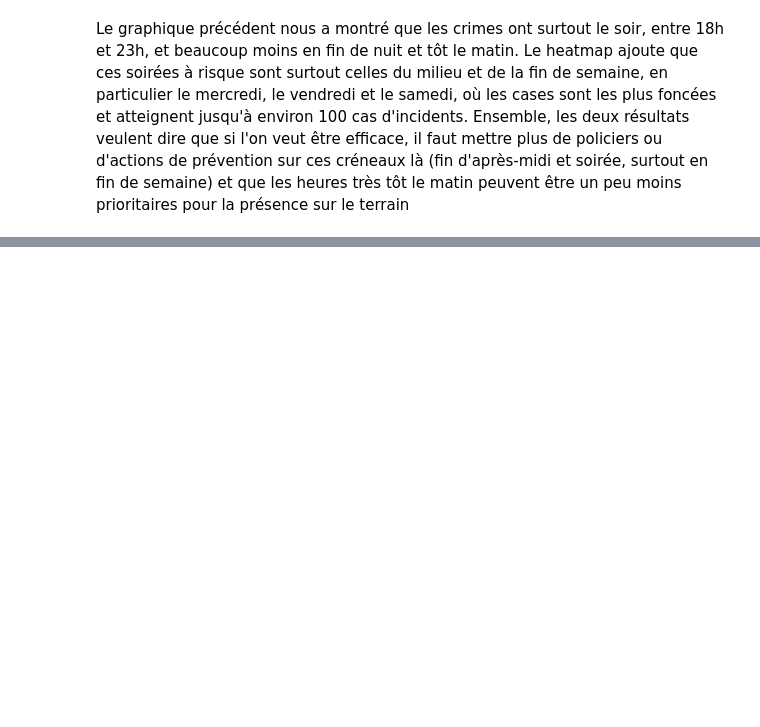
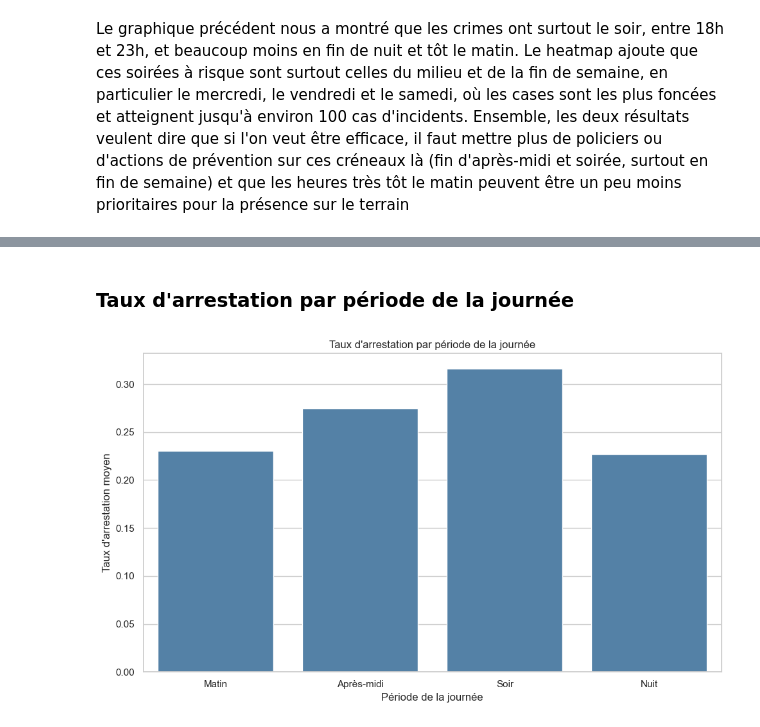
Before and after one commit to itsdav7/CrimeDB_Analysis, a Jupyter notebook: C_DB_Analysis.ipynb, the cells around one changed output, grey strips where cells are left out. Saved outputs shown, nothing was run; the diff lists cells and outputs as text; code cells hidden in the pictures; blank space fills up the shorter version.

```diff
--- a/C_DB_Analysis.ipynb
+++ b/C_DB_Analysis.ipynb
@@ -1279,0 +1415,48 @@ Le graphique précédent nous a montré que les crimes ont surtout le soir, entr
+# %% [markdown]
+### Taux d'arrestation par période de la journée
+# %%
+sns.set(style="whitegrid")
+
+# Conversion de la colonne Date (format type 04/19/2018 08:55:00 PM)
+df["Date_dt"] = pd.to_datetime(df["Date"], format="%m/%d/%Y %I:%M:%S %p", errors="coerce")
+
+# Extraction heure, jour de la semaine, date
+df["hour"] = df["Date_dt"].dt.hour
+df["dayofweek"] = df["Date_dt"].dt.dayofweek  # 0 = lundi, 6 = dimanche
+df["date_only"] = df["Date_dt"].dt.date
+
+# Période de la journée
+def get_period(h):
+    if pd.isna(h):
+        return None
+    if 5 <= h < 12:
+        return "Matin"
+    elif 12 <= h < 18:
+        return "Après-midi"
+    elif 18 <= h < 24:
+        return "Soir"
+    else:
+        return "Nuit"
+
+df["period"] = df["hour"].apply(get_period)
+
+# Variable binaire d'arrestation
+df["Arrest_bin"] = df["Arrest"].astype(int)
+# %%
+period_group = df.groupby("period", as_index=False)["Arrest_bin"].mean()
+period_group["period"] = pd.Categorical(
+    period_group["period"],
+    categories=["Matin", "Après-midi", "Soir", "Nuit"],
+    ordered=True
+)
+period_group = period_group.sort_values("period")
+
+plt.figure(figsize=(10, 6))
+sns.barplot(data=period_group, x="period", y="Arrest_bin", color="steelblue")
+plt.xlabel("Période de la journée")
+plt.ylabel("Taux d'arrestation moyen")
+plt.title("Taux d'arrestation par période de la journée")
+plt.tight_layout()
+plt.show()
+# %% [output]
+[figure, added]
```
Also changed, not shown: parts of 24 cells of this notebook.
